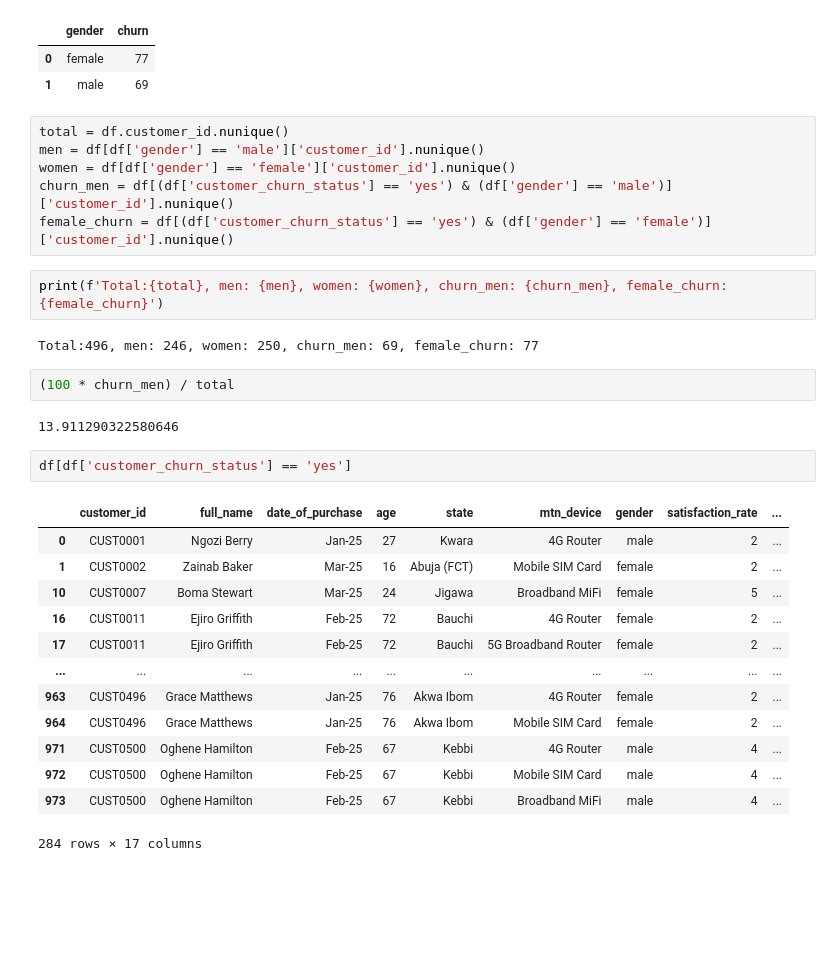
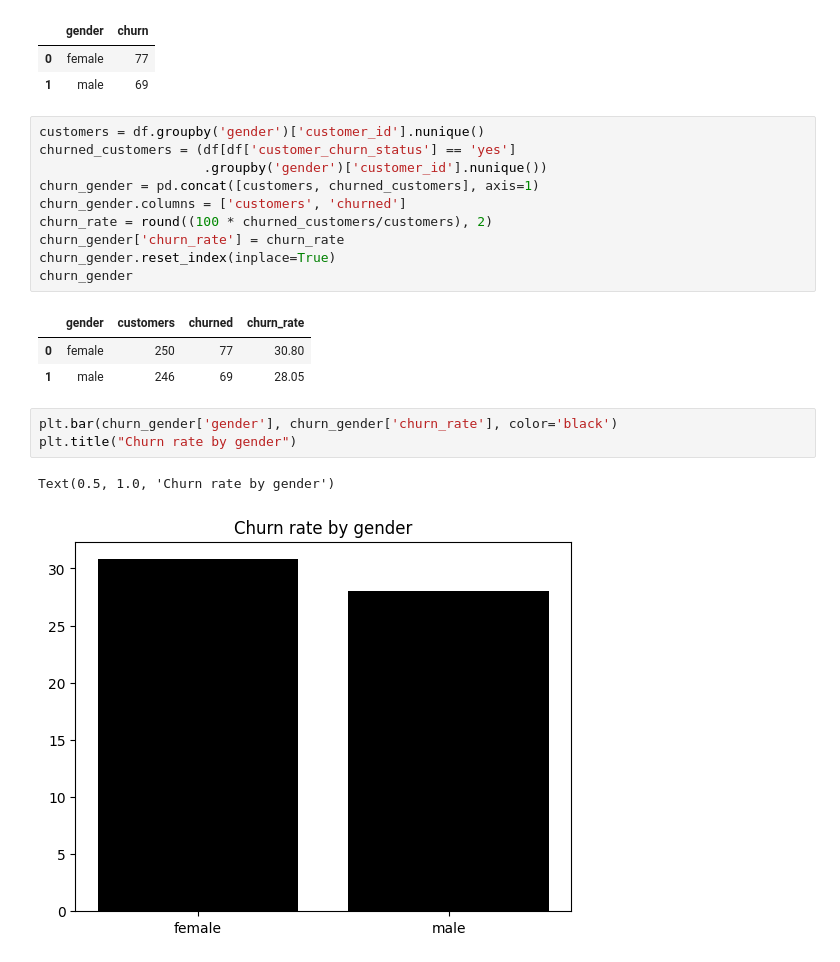
Before and after one commit to iamdrmeka/mtn_churn_new, a Jupyter notebook: mtn_churn.ipynb, the cells around one changed output. Saved outputs shown, nothing was run; the diff lists cells and outputs as text; blank space fills up the shorter version.

```diff
--- a/mtn_churn.ipynb
+++ b/mtn_churn.ipynb
@@ -81,33 +115,23 @@ churn_calc
 |  | gender | churn |
 | 0 | female | 77 |
 | 1 | male | 69 |
-# %%
-total = df.customer_id.nunique()
-men = df[df['gender'] == 'male']['customer_id'].nunique()
-women = df[df['gender'] == 'female']['customer_id'].nunique()
-churn_men = df[(df['customer_churn_status'] == 'yes') & (df['gender'] == 'male')]['customer_id'].nunique()
-female_churn = df[(df['customer_churn_status'] == 'yes') & (df['gender'] == 'female')]['customer_id'].nunique()
-# %%
-print(f'Total:{total}, men: {men}, women: {women}, churn_men: {churn_men}, female_churn: {female_churn}')
-# %% [output]
-Total:496, men: 246, women: 250, churn_men: 69, female_churn: 77
-# %%
-(100 * churn_men) / total
-# %% [output]
-13.911290322580646
-# %%
-df[df['customer_churn_status'] == 'yes']
-# %% [output]
-|  | customer_id | full_name | date_of_purchase | age | state | mtn_device | gender | satisfaction_rate | ... |
-| 0 | CUST0001 | Ngozi Berry | Jan-25 | 27 | Kwara | 4G Router | male | 2 | ... |
-| 1 | CUST0002 | Zainab Baker | Mar-25 | 16 | Abuja (FCT) | Mobile SIM Card | female | 2 | ... |
-| 10 | CUST0007 | Boma Stewart | Mar-25 | 24 | Jigawa | Broadband MiFi | female | 5 | ... |
-| 16 | CUST0011 | Ejiro Griffith | Feb-25 | 72 | Bauchi | 4G Router | female | 2 | ... |
-| 17 | CUST0011 | Ejiro Griffith | Feb-25 | 72 | Bauchi | 5G Broadband Router | female | 2 | ... |
-| ... | ... | ... | ... | ... | ... | ... | ... | ... | ... |
-| 963 | CUST0496 | Grace Matthews | Jan-25 | 76 | Akwa Ibom | 4G Router | female | 2 | ... |
-| 964 | CUST0496 | Grace Matthews | Jan-25 | 76 | Akwa Ibom | Mobile SIM Card | female | 2 | ... |
-| 971 | CUST0500 | Oghene Hamilton | Feb-25 | 67 | Kebbi | 4G Router | male | 4 | ... |
-| 972 | CUST0500 | Oghene Hamilton | Feb-25 | 67 | Kebbi | Mobile SIM Card | male | 4 | ... |
-| 973 | CUST0500 | Oghene Hamilton | Feb-25 | 67 | Kebbi | Broadband MiFi | male | 4 | ... |
-284 rows × 17 columns
+# %%
+customers = df.groupby('gender')['customer_id'].nunique()
+churned_customers = (df[df['customer_churn_status'] == 'yes']
+                     .groupby('gender')['customer_id'].nunique())
+churn_gender = pd.concat([customers, churned_customers], axis=1)
+churn_gender.columns = ['customers', 'churned']
+churn_rate = round((100 * churned_customers/customers), 2)
+churn_gender['churn_rate'] = churn_rate
+churn_gender.reset_index(inplace=True)
+churn_gender
+# %% [output]
+|  | gender | customers | churned | churn_rate |
+| 0 | female | 250 | 77 | 30.80 |
+| 1 | male | 246 | 69 | 28.05 |
+# %%
+plt.bar(churn_gender['gender'], churn_gender['churn_rate'], color='black')
+plt.title("Churn rate by gender")
+# %% [output]
+Text(0.5, 1.0, 'Churn rate by gender')
+[figure, added]
```
Also changed, not shown: parts of 33 cells of this notebook, 4 other files.
